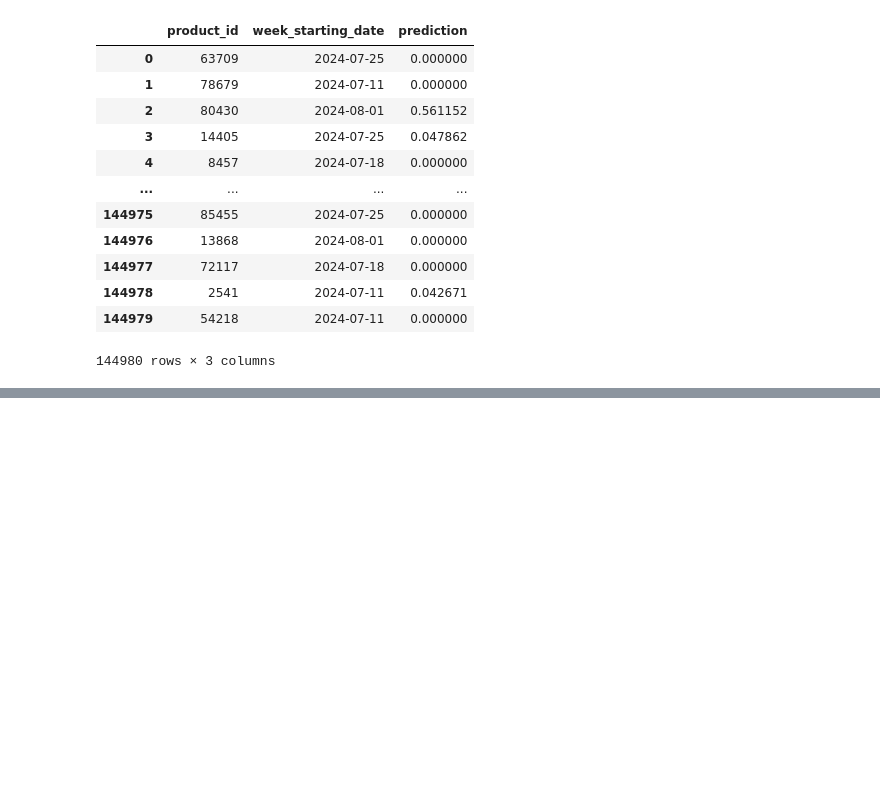
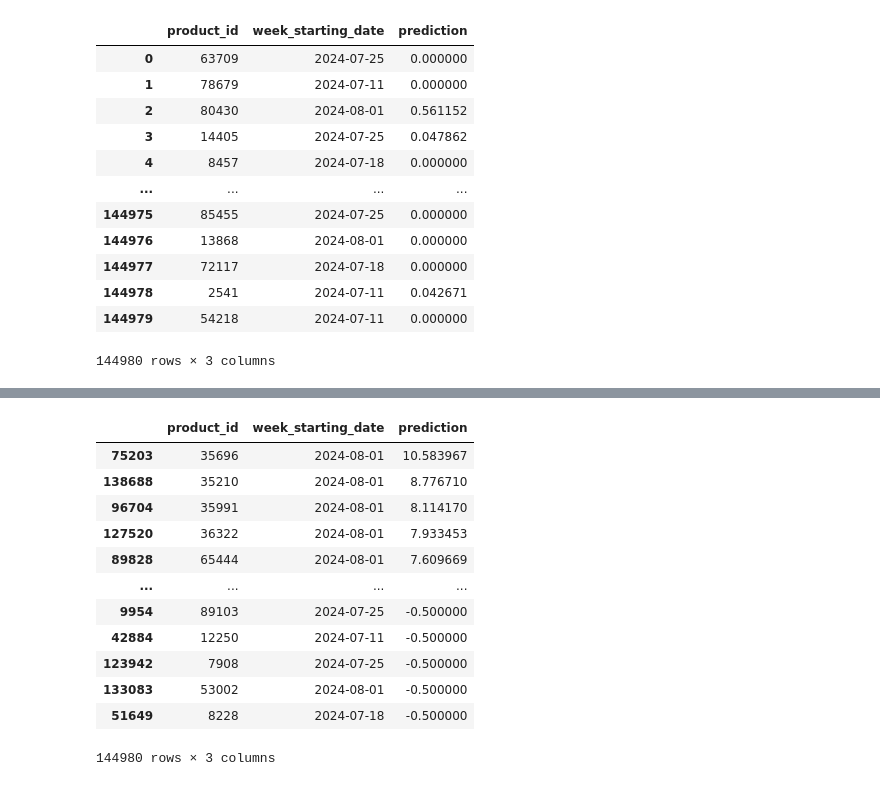
Before and after one commit to UmutToygarGoz/Algorun_24_Beyza_Toygar_TBD, a Jupyter notebook: Toygar_v.4.ipynb, the cells around one changed output, grey strips where cells are left out. Saved outputs shown, nothing was run; the diff lists cells and outputs as text; code cells hidden in the pictures; blank space fills up the shorter version.

```diff
--- a/Toygar_v.4.ipynb
+++ b/Toygar_v.4.ipynb
@@ -986,0 +1037,22 @@ eighth_submission_df
+# %%
+difference_eight_minus_second_divided_by_second_df = difference_eight_minus_second_df
+difference_eight_minus_second_divided_by_second_df["prediction"] = difference_eight_minus_second_df["prediction"] / second_submission_df["prediction"]
+# %%
+difference_eight_minus_second_divided_by_second_df.fillna(0, inplace=True)
+difference_eight_minus_second_divided_by_second_df[difference_eight_minus_second_divided_by_second_df["prediction"]==np.inf] = 0
+# %%
+difference_eight_minus_second_divided_by_second_df.sort_values(by='prediction', ascending=False)
+# %% [output]
+|  | product_id | week_starting_date | prediction |
+| 75203 | 35696 | 2024-08-01 | 10.583967 |
+| 138688 | 35210 | 2024-08-01 | 8.776710 |
+| 96704 | 35991 | 2024-08-01 | 8.114170 |
+| 127520 | 36322 | 2024-08-01 | 7.933453 |
+| 89828 | 65444 | 2024-08-01 | 7.609669 |
+| ... | ... | ... | ... |
+| 9954 | 89103 | 2024-07-25 | -0.500000 |
+| 42884 | 12250 | 2024-07-11 | -0.500000 |
+| 123942 | 7908 | 2024-07-25 | -0.500000 |
+| 133083 | 53002 | 2024-08-01 | -0.500000 |
+| 51649 | 8228 | 2024-07-18 | -0.500000 |
+144980 rows × 3 columns
```
Also changed, not shown: parts of 7 cells of this notebook, 4 other files.
